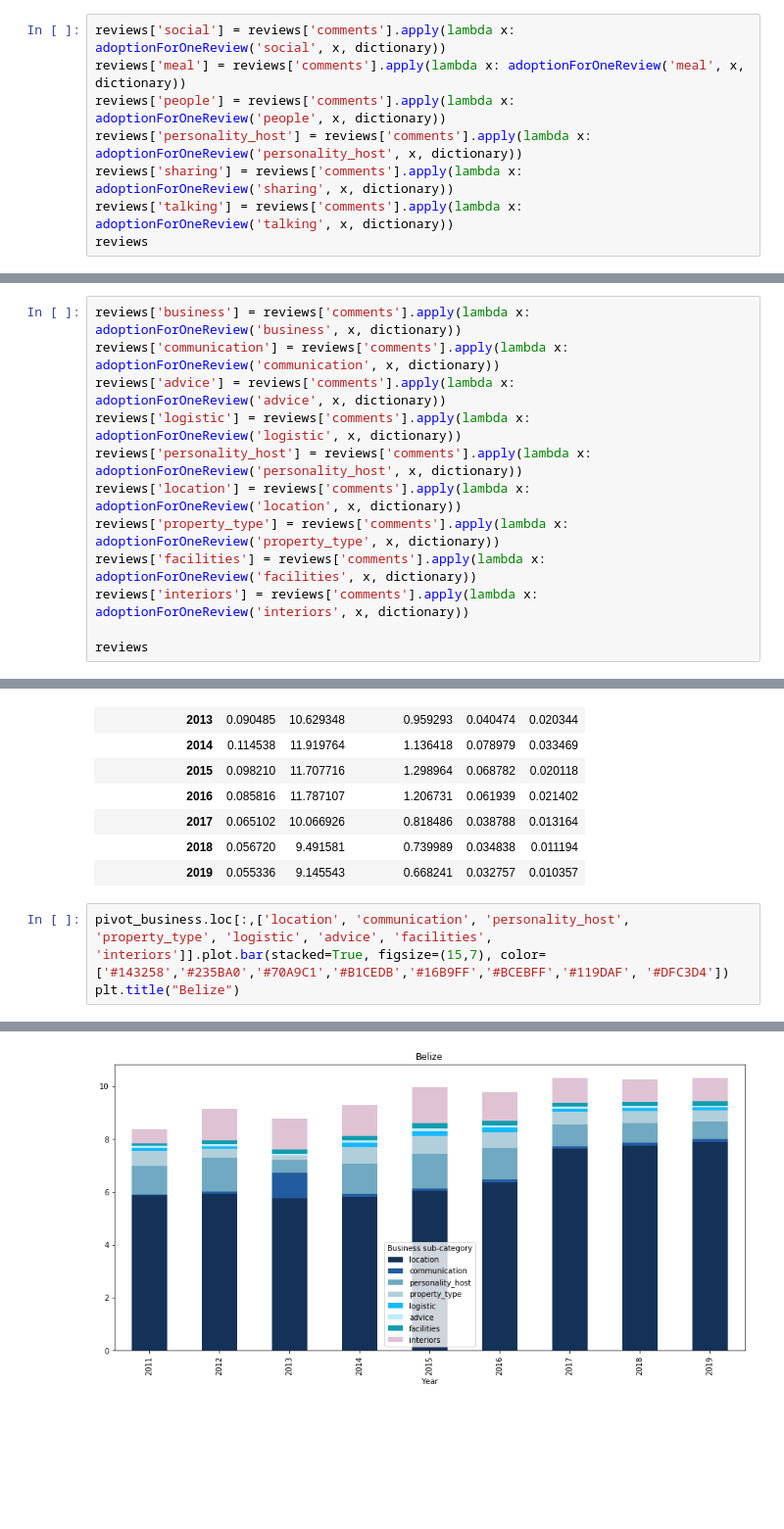
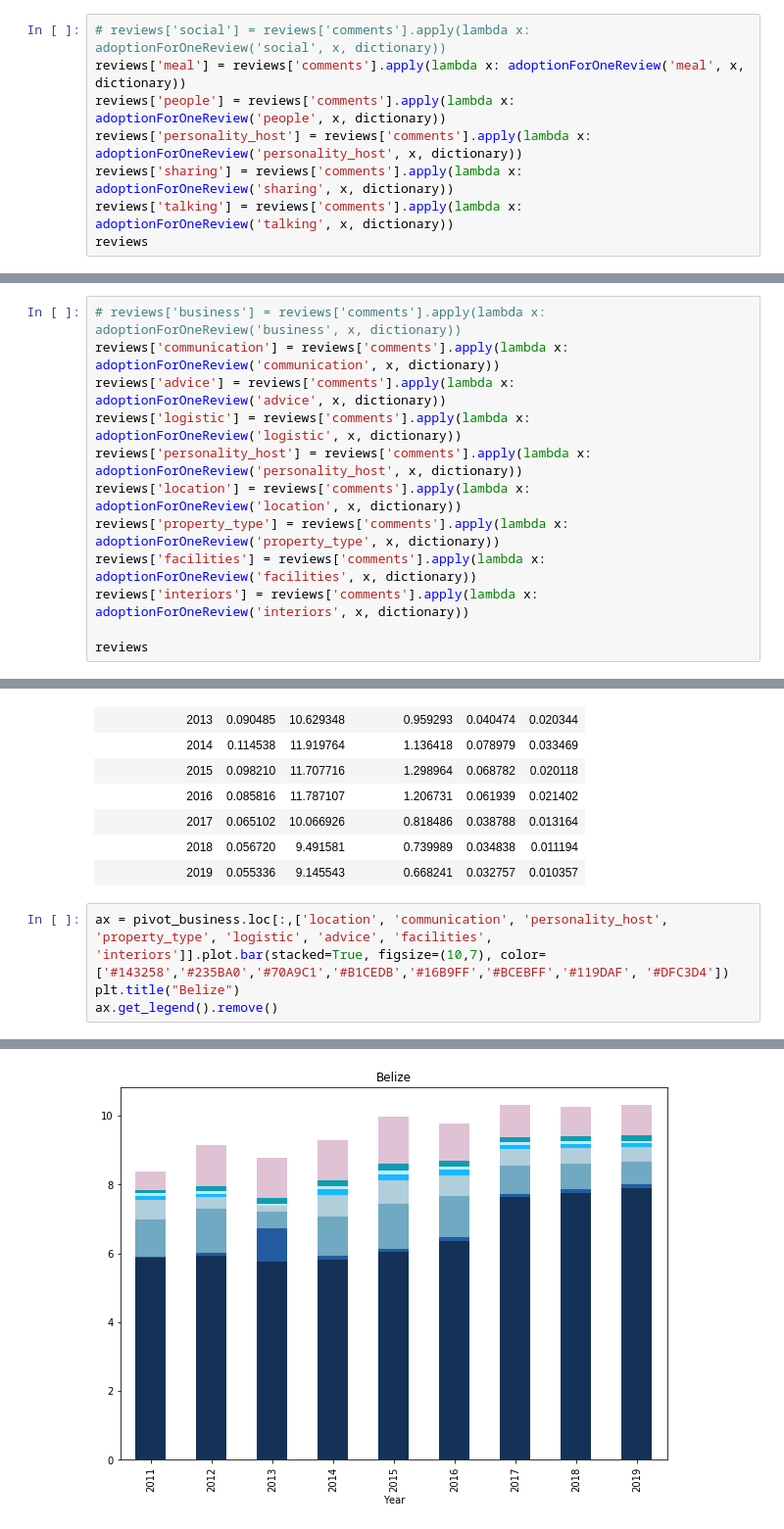
Before and after one commit to hirurana/COMP0031, a Jupyter notebook: Scripts/Adoption_Calculation-Business.ipynb, the cells around one changed output, grey strips where cells are left out. Shown at 98% size. Saved outputs shown, nothing was run; the diff lists cells and outputs as text; blank space fills up the shorter version.

Commit message:
fixed plots

```diff
--- a/Scripts/Adoption_Calculation-Business.ipynb
+++ b/Scripts/Adoption_Calculation-Business.ipynb
@@ -103,7 +103,7 @@ def adoptionForOneReview(category, review, dictionary):
         adoption = adoption + logTermFrequency(word, review)
     return adoption
 # %%
-reviews['social'] = reviews['comments'].apply(lambda x: adoptionForOneReview('social', x, dictionary))
+# reviews['social'] = reviews['comments'].apply(lambda x: adoptionForOneReview('social', x, dictionary))
 reviews['meal'] = reviews['comments'].apply(lambda x: adoptionForOneReview('meal', x, dictionary))
 reviews['people'] = reviews['comments'].apply(lambda x: adoptionForOneReview('people', x, dictionary))
 reviews['personality_host'] = reviews['comments'].apply(lambda x: adoptionForOneReview('personality_host', x, dictionary))
@@ -127,5 +127,5 @@ reviews
 # %%
-reviews['business'] = reviews['comments'].apply(lambda x: adoptionForOneReview('business', x, dictionary))
+# reviews['business'] = reviews['comments'].apply(lambda x: adoptionForOneReview('business', x, dictionary))
 reviews['communication'] = reviews['comments'].apply(lambda x: adoptionForOneReview('communication', x, dictionary))
 reviews['advice'] = reviews['comments'].apply(lambda x: adoptionForOneReview('advice', x, dictionary))
 reviews['logistic'] = reviews['comments'].apply(lambda x: adoptionForOneReview('logistic', x, dictionary))
@@ -532,6 +519,7 @@ pivot_social
 | 2018 | 0.056720 | 9.491581 | 0.739989 | 0.034838 | 0.011194 |
 | 2019 | 0.055336 | 9.145543 | 0.668241 | 0.032757 | 0.010357 |
 # %%
-pivot_business.loc[:,['location', 'communication', 'personality_host', 'property_type', 'logistic', 'advice', 'facilities', 'interiors']].plot.bar(stacked=True, figsize=(15,7), color=['#143258','#235BA0','#70A9C1','#B1CEDB','#16B9FF','#BCEBFF','#119DAF', '#DFC3D4'])
+ax = pivot_business.loc[:,['location', 'communication', 'personality_host', 'property_type', 'logistic', 'advice', 'facilities', 'interiors']].plot.bar(stacked=True, figsize=(10,7), color=['#143258','#235BA0','#70A9C1','#B1CEDB','#16B9FF','#BCEBFF','#119DAF', '#DFC3D4'])
 plt.title("Belize")
+ax.get_legend().remove()
 # %% [output]
@@ -539,2 +526,2 @@ Text(0.5, 1.0, 'Belize')
-[figure, old version]
+[figure, new version]
 # %%
```
Also changed, not shown: parts of 13 cells of this notebook.
